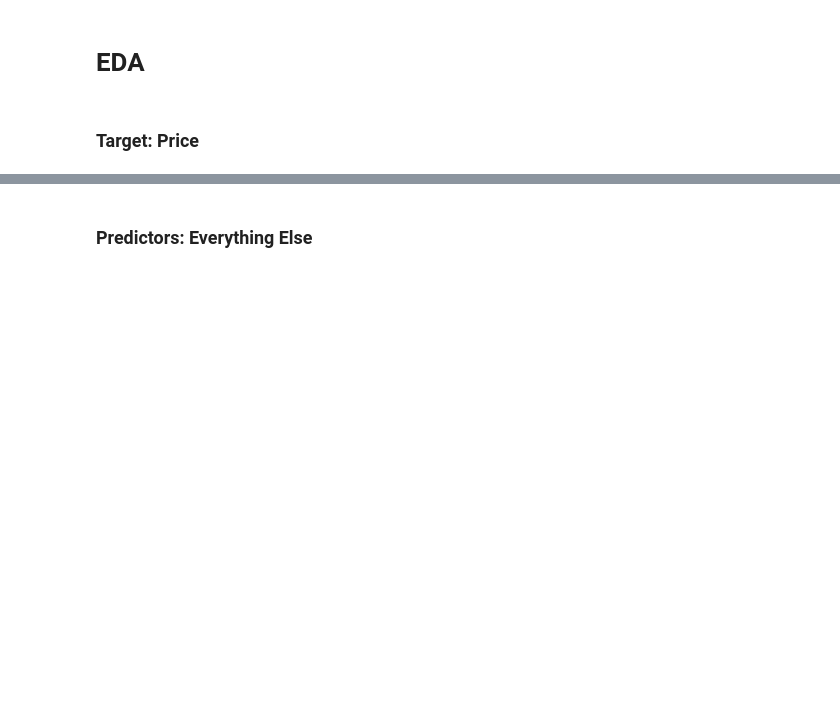
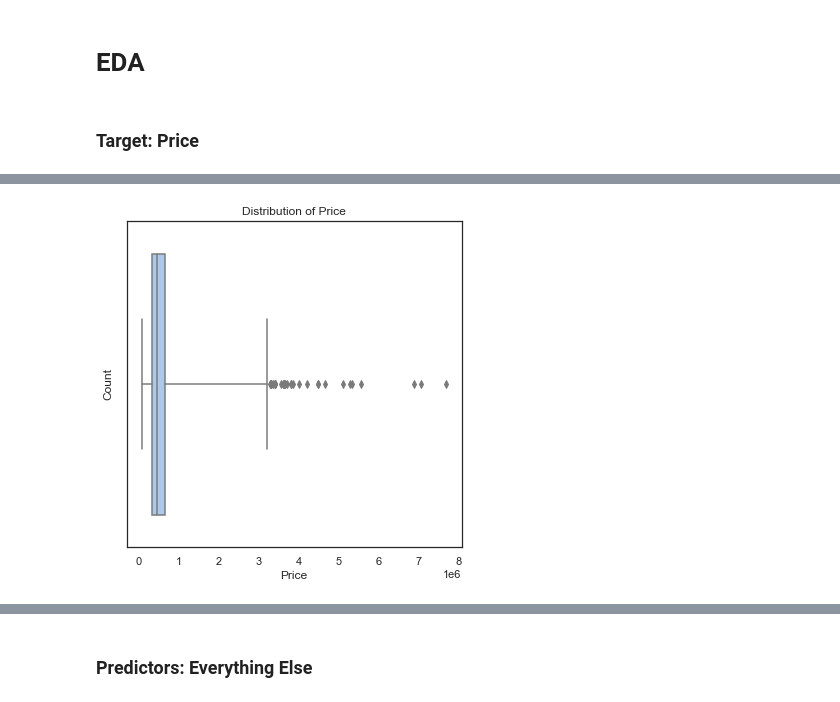
Before and after one commit to arthursjkim/King_County_Housing_Project, a Jupyter notebook: main.ipynb, the cells around one changed output, grey strips where cells are left out. Drawn from its saved outputs; the diff is of its cells as text; code cells hidden in the pictures; blank space fills up the shorter version.

```diff
--- a/main.ipynb
+++ b/main.ipynb
@@ -145,3 +164,17 @@ df.hist(column=['price'], bins='auto');
+# %%
+sns.set(style = 'white')
+
+fig, ax = plt.subplots(figsize = (6,6))
+
+sns.boxplot(data = df, x = 'price', palette = "pastel", fliersize = 5, whis = 8)
+
+ax.set_xlabel("Price")
+ax.set_ylabel("Count")
+ax.set_title("Distribution of Price")
+
+plt.show()
+# %% [output]
+[figure, added]
 # %%
 df.boxplot(column=['price'])
 # %% [output]
```
Also changed, not shown: parts of 18 cells of this notebook.
